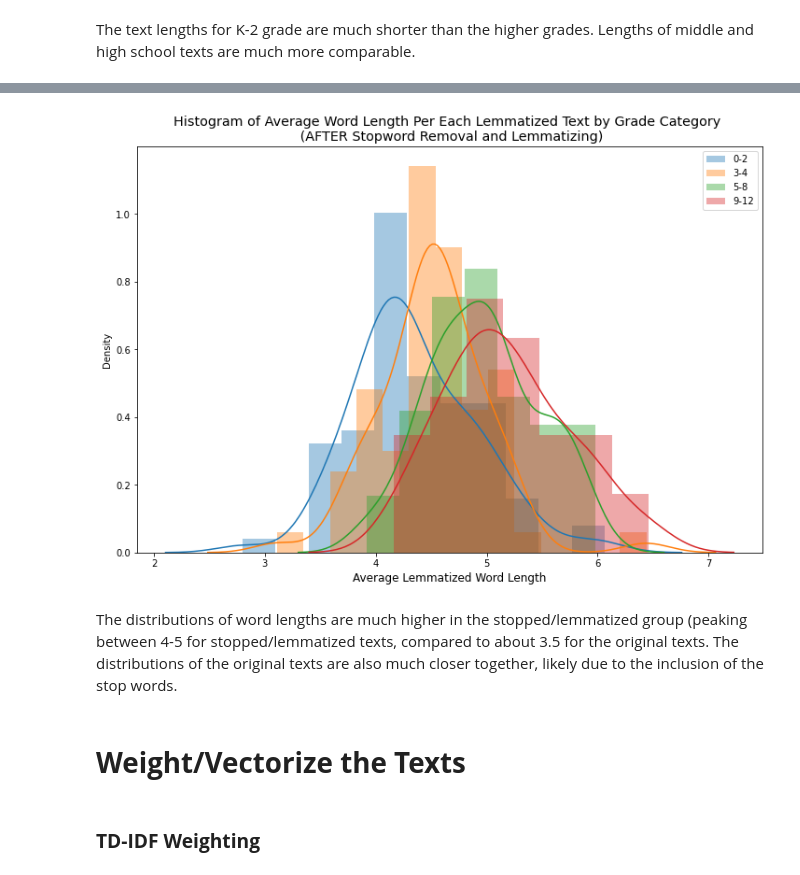
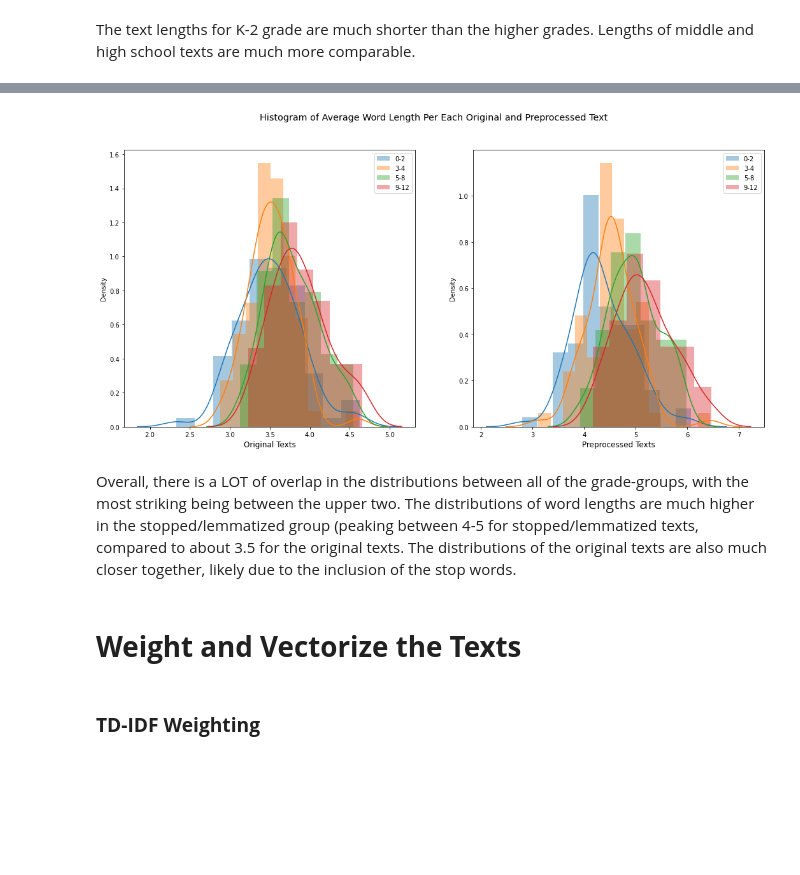
Before and after one commit to jnels13/Screening-Childrens-Writing-Level-With-NLP, a Jupyter notebook: Predicting_Children's_Writing_by_Grade_Level.ipynb, the cells around one changed output, grey strips where cells are left out. Saved outputs shown, nothing was run; the diff lists cells and outputs as text; code cells hidden in the pictures; blank space fills up the shorter version.

```diff
--- a/Predicting_Children's_Writing_by_Grade_Level.ipynb
+++ b/Predicting_Children's_Writing_by_Grade_Level.ipynb
@@ -256,12 +259,3 @@ plt.show()
 [figure]
 # %% [markdown]
 The text lengths for K-2 grade are much shorter than the higher grades. Lengths of middle and high school texts are much more comparable.
-# %%
-#Histogram of Average Word Length Per Original Text
-plt.figure(figsize=(12,8))
-plt.title('Histogram of Average Word Length Per Each Original Text by Grade Category \n (BEFORE Stopword Removal and Lemmatizing)', size='x-large')
-for name, group in data.groupby('Category'):
-    sns.distplot(group['avg_orig_word_len'], label=name)
-plt.legend()
-plt.xlabel('Average Original Word Length', size='large')
-plt.show()
@@ -270,18 +262,26 @@ plt.show()
-# %%
-#Histogram of Average Word Length Per Lemmatized Text
-plt.figure(figsize=(12,8))
-plt.title('Histogram of Average Word Length Per Each Lemmatized Text by Grade Category \n (AFTER Stopword Removal and Lemmatizing)', size='x-large')
-for name, group in data.groupby('Category'):
-    sns.distplot(group['avg_lem_word_len'], label=name)
-plt.legend()
-plt.xlabel('Average Lemmatized Word Length', size='large')
-plt.show()
-# %% [output]
-[figure, removed]
+# %%
+#Visualize distribution of word lengths between original and preprocessed texts
+
+
+fig, ax = plt.subplots(1,2, figsize=(18, 8))
+ax0 = ax[0]
+ax1 = ax[1]
+for name, group in data.groupby('Category'):
+    sns.distplot(group['avg_orig_word_len'], label=name, ax=ax0)
+for name, group in data.groupby('Category'):
+    sns.distplot(group['avg_lem_word_len'], label=name, ax=ax1)
+ax0.set_xlabel('Original Texts', size='large')
+ax0.legend()
+ax1.set_xlabel('Preprocessed Texts', size='large')
+ax1.legend()
+fig.suptitle('Histogram of Average Word Length Per Each Original and Preprocessed Text', size='x-large')
+plt.show()
+# %% [output]
+[figure, added]
 # %% [markdown]
-The distributions of word lengths are much higher in the stopped/lemmatized group (peaking between 4-5 for stopped/lemmatized texts, compared to about 3.5 for the original texts.  The distributions of the original texts are also much closer together, likely due to the inclusion of the stop words.
+Overall, there is a LOT of overlap in the distributions between all of the grade-groups, with the most striking being between the upper two.  The distributions of word lengths are much higher in the stopped/lemmatized group (peaking between 4-5 for stopped/lemmatized texts, compared to about 3.5 for the original texts.  The distributions of the original texts are also much closer together, likely due to the inclusion of the stop words.
 # %% [markdown]
-# **Weight/Vectorize the Texts**
+# **Weight and Vectorize the Texts**
 # %%
 X_train, X_test, y_train, y_test = train_test_split(
     data['Text_lemmatized'],data['Category'],test_size=0.3, random_state=rand_state, stratify=data['Category'])
```
Also changed, not shown: parts of 31 cells of this notebook.
